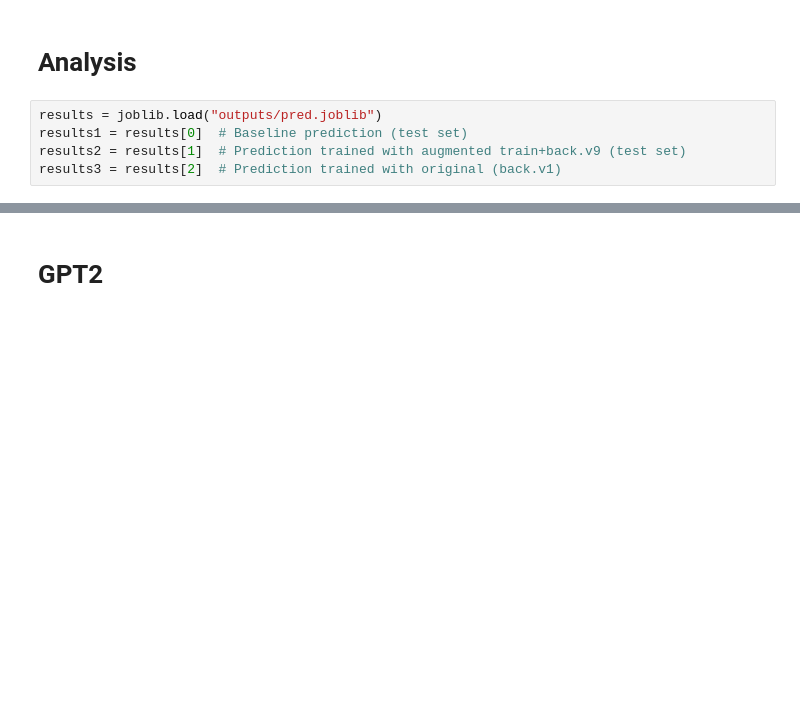
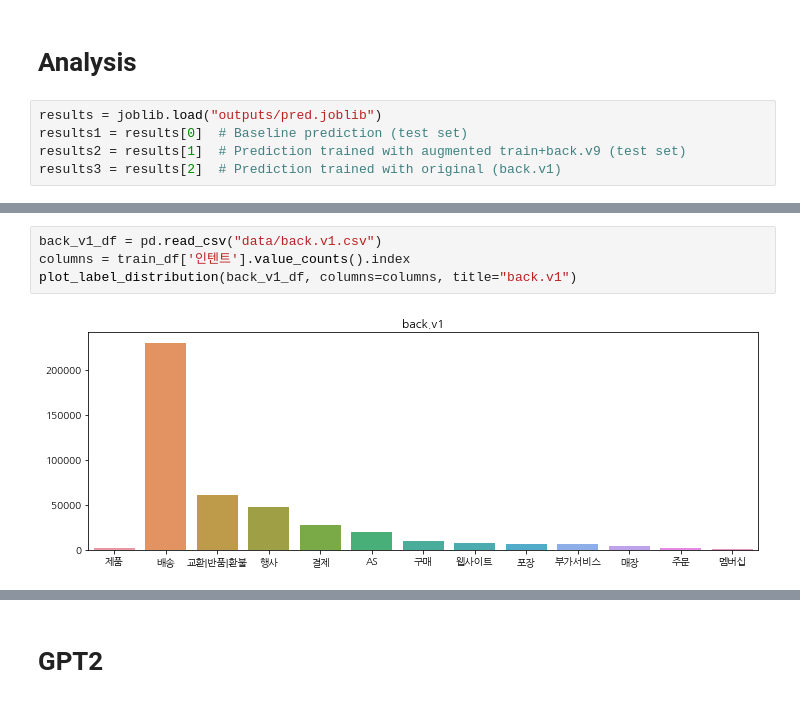
Before and after one commit to uoo723/BigStar-RnD-DA, a Jupyter notebook: notebooks/dev2.ipynb, the cells around one changed output, grey strips where cells are left out. Cells and saved outputs as stored; diff of their text form; blank space fills up the shorter version.

```diff
--- a/notebooks/dev2.ipynb
+++ b/notebooks/dev2.ipynb
@@ -199,0 +208,6 @@ results1['f1_weighted'], results2['f1_weighted'], results3['f1_weighted']
+# %%
+back_v1_df = pd.read_csv("data/back.v1.csv")
+columns = train_df['인텐트'].value_counts().index
+plot_label_distribution(back_v1_df, columns=columns, title="back.v1")
+# %% [output]
+[figure, added]
```
Also changed, not shown: parts of 16 cells of this notebook, 4 other files.
